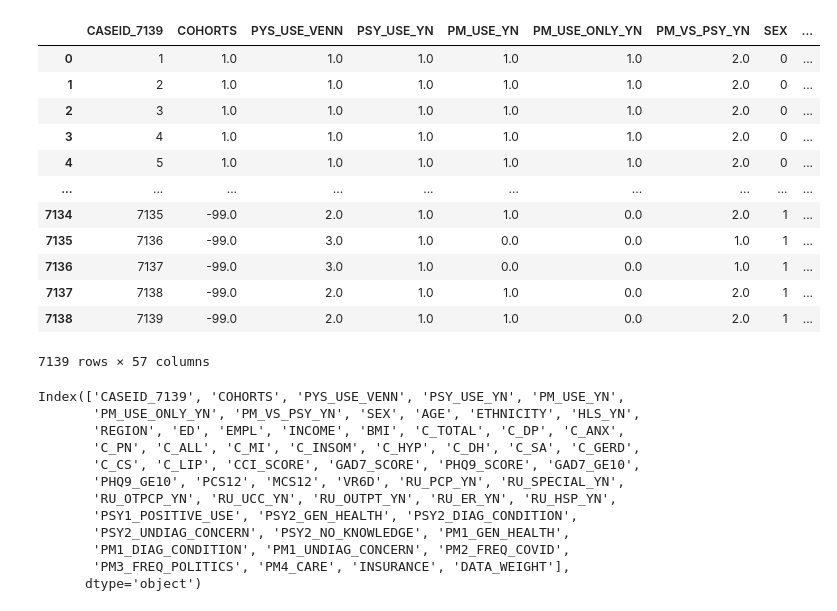
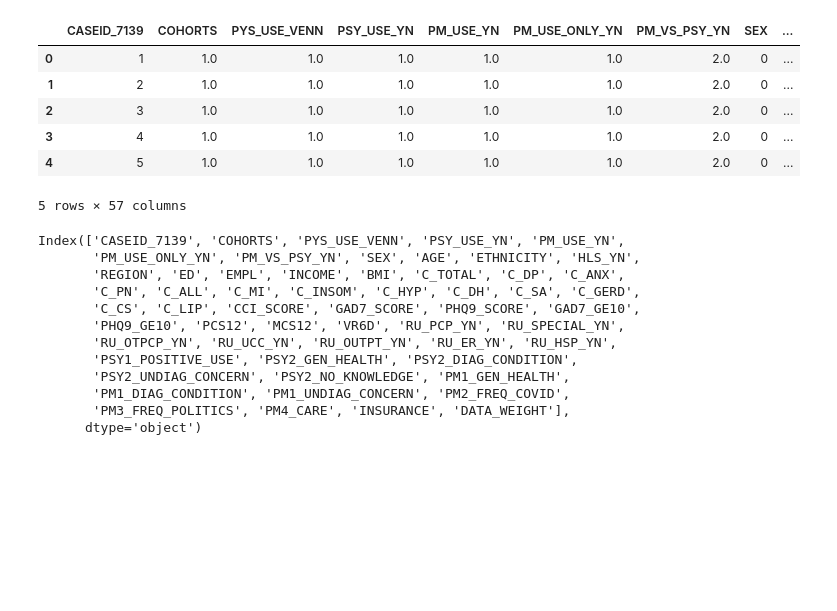
Before and after one commit to xinyao-yi/Psychedelic_Mushroom_Cogs209_Repo, a Jupyter notebook: miniproject1_ranfor.ipynb, the cells around one changed output. Saved outputs shown, nothing was run; the diff lists cells and outputs as text; code cells hidden in the pictures; blank space fills up the shorter version.

```diff
--- a/miniproject1_ranfor.ipynb
+++ b/miniproject1_ranfor.ipynb
@@ -7,22 +8,16 @@ import matplotlib.pyplot as plt
 # %%
 import pandas as pd
 
 # Load the dataset into a pandas dataframe
-df = pd.read_csv('AHRI_DATASET_PM_MANUSCRIPT_DATA.csv')
-df
+df = pd.read_csv('Data/Psychedelic_mushroom_DATA.csv')
+df.head(5)
 # %% [output]
 |  | CASEID_7139 | COHORTS | PYS_USE_VENN | PSY_USE_YN | PM_USE_YN | PM_USE_ONLY_YN | PM_VS_PSY_YN | SEX | ... |
 | 0 | 1 | 1.0 | 1.0 | 1.0 | 1.0 | 1.0 | 2.0 | 0 | ... |
 | 1 | 2 | 1.0 | 1.0 | 1.0 | 1.0 | 1.0 | 2.0 | 0 | ... |
 | 2 | 3 | 1.0 | 1.0 | 1.0 | 1.0 | 1.0 | 2.0 | 0 | ... |
 | 3 | 4 | 1.0 | 1.0 | 1.0 | 1.0 | 1.0 | 2.0 | 0 | ... |
 | 4 | 5 | 1.0 | 1.0 | 1.0 | 1.0 | 1.0 | 2.0 | 0 | ... |
-| ... | ... | ... | ... | ... | ... | ... | ... | ... | ... |
-| 7134 | 7135 | -99.0 | 2.0 | 1.0 | 1.0 | 0.0 | 2.0 | 1 | ... |
-| 7135 | 7136 | -99.0 | 3.0 | 1.0 | 0.0 | 0.0 | 1.0 | 1 | ... |
-| 7136 | 7137 | -99.0 | 3.0 | 1.0 | 0.0 | 0.0 | 1.0 | 1 | ... |
-| 7137 | 7138 | -99.0 | 2.0 | 1.0 | 1.0 | 0.0 | 2.0 | 1 | ... |
-| 7138 | 7139 | -99.0 | 2.0 | 1.0 | 1.0 | 0.0 | 2.0 | 1 | ... |
-7139 rows × 57 columns
+5 rows × 57 columns
 # %%
 df.COHORTS.value_counts()
```
Also changed, not shown: parts of 18 cells of this notebook, 2 other files.
